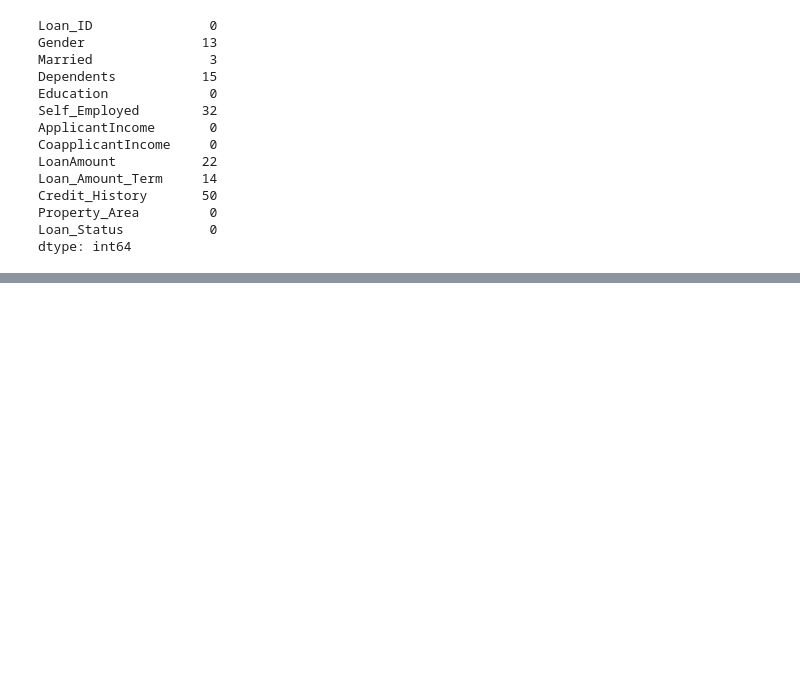
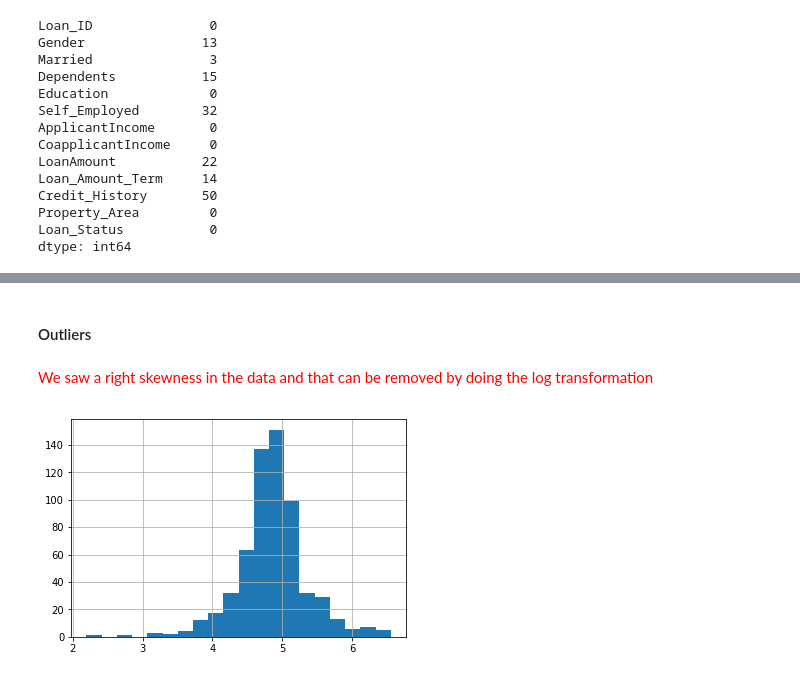
Before and after one commit to karnesh/Loan_Prediction, a Jupyter notebook: loan_prediction.ipynb, the cells around one changed output, grey strips where cells are left out. Saved outputs shown, nothing was run; the diff lists cells and outputs as text; code cells hidden in the pictures; blank space fills up the shorter version.

```diff
--- a/loan_prediction.ipynb
+++ b/loan_prediction.ipynb
@@ -264,3 +266,9 @@ Credit_History       50
 Property_Area         0
 Loan_Status           0
 dtype: int64
+# %%
+train['Gender'].fillna(train['Gender'].mode()[0], inplace=True)
+train['Married'].fillna(train['Married'].mode()[0], inplace=True)
+train['Dependents'].fillna(train['Dependents'].mode()[0], inplace=True)
+train['Self_Employed'].fillna(train['Self_Employed'].mode()[0], inplace=True)
+train['Credit_History'].fillna(train['Credit_History'].mode()[0], inplace=True)
@@ -266,0 +289,4 @@ dtype: int64
+# %%
+train['Loan_Amount_Term'].fillna(train['Loan_Amount_Term'].mode()[0], inplace=True)
+# %%
+train['LoanAmount'].fillna(train['LoanAmount'].median(), inplace=True)
@@ -266,0 +310,17 @@ dtype: int64
+# %%
+test['Gender'].fillna(train['Gender'].mode()[0], inplace=True)
+test['Dependents'].fillna(train['Dependents'].mode()[0], inplace=True)
+test['Self_Employed'].fillna(train['Self_Employed'].mode()[0], inplace=True)
+test['Credit_History'].fillna(train['Credit_History'].mode()[0], inplace=True)
+test['Loan_Amount_Term'].fillna(train['Loan_Amount_Term'].mode()[0], inplace=True)
+test['LoanAmount'].fillna(train['LoanAmount'].median(), inplace=True)
+# %% [markdown]
+#### Outliers
+# %% [markdown]
+<font color = 'Red'> We saw a right skewness in the data and that can be removed by doing the log transformation <font>
+# %%
+train['LoanAmount_log'] = np.log(train['LoanAmount'])
+train['LoanAmount_log'].hist(bins=20)
+test['LoanAmount_log'] = np.log(test['LoanAmount'])
+# %% [output]
+[figure, added]
```
Also changed, not shown: parts of 4 cells of this notebook.
